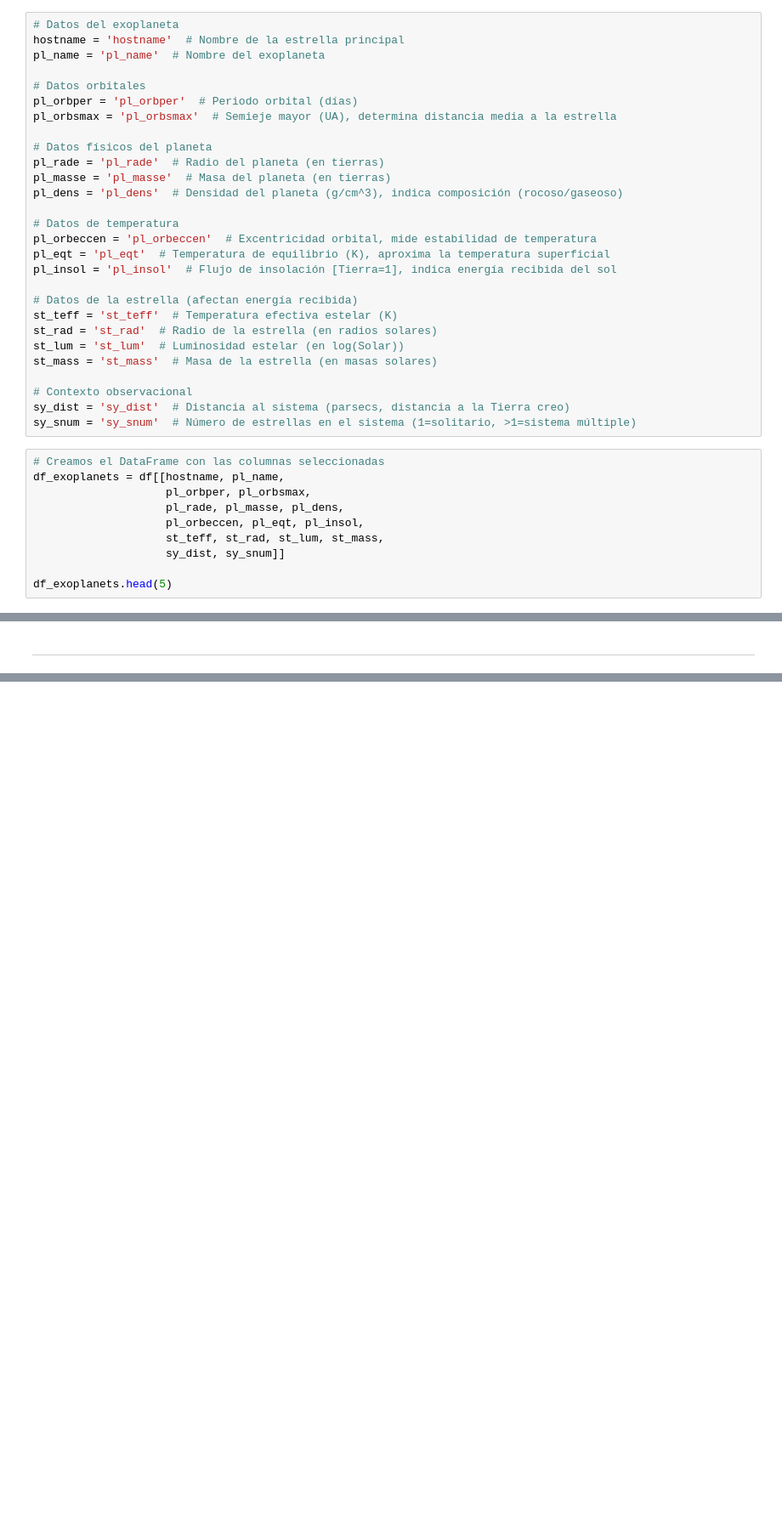
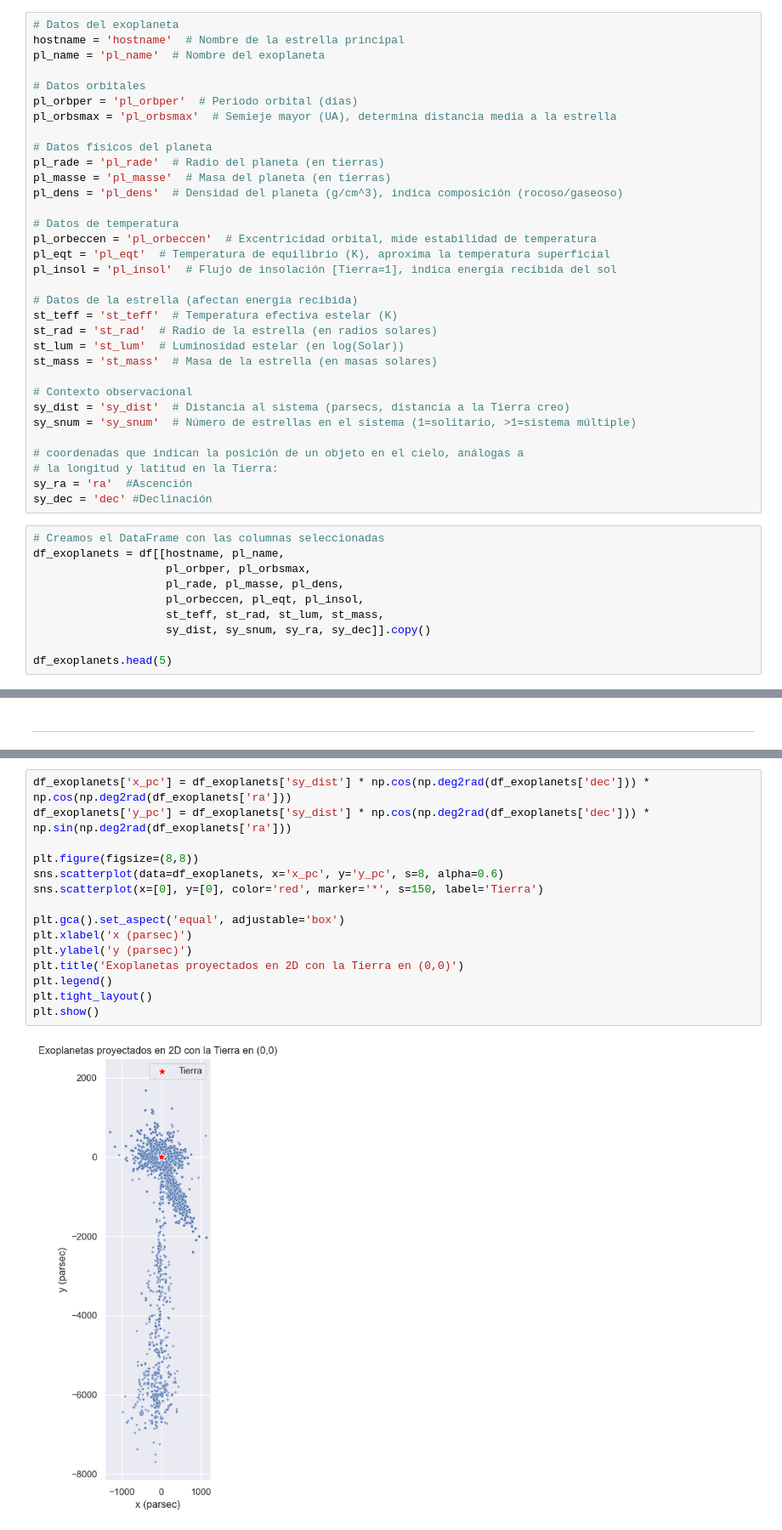
Before and after one commit to raylovesmusic/IMT2200-Proyecto-Grupal-A.R.D.E, a Jupyter notebook: notebooks/entrega_rubrica.ipynb, the cells around one changed output, grey strips where cells are left out. Shown: that part at 85% size. Saved outputs shown, nothing was run; the diff lists cells and outputs as text; blank space fills up the shorter version.

```diff
--- a/notebooks/entrega_rubrica.ipynb
+++ b/notebooks/entrega_rubrica.ipynb
@@ -128,6 +202,11 @@ st_mass = 'st_mass'  # Masa de la estrella (en masas solares)
 # Contexto observacional
 sy_dist = 'sy_dist'  # Distancia al sistema (parsecs, distancia a la Tierra creo)
 sy_snum = 'sy_snum'  # Número de estrellas en el sistema (1=solitario, >1=sistema múltiple)
+
+# coordenadas que indican la posición de un objeto en el cielo, análogas a
+# la longitud y latitud en la Tierra:
+sy_ra = 'ra'  #Ascención
+sy_dec = 'dec' #Declinación
 # %%
 # Creamos el DataFrame con las columnas seleccionadas
 df_exoplanets = df[[hostname, pl_name,
@@ -135,7 +214,7 @@ df_exoplanets = df[[hostname, pl_name,
                     pl_rade, pl_masse, pl_dens,
                     pl_orbeccen, pl_eqt, pl_insol,
                     st_teff, st_rad, st_lum, st_mass,
-                    sy_dist, sy_snum]]
+                    sy_dist, sy_snum, sy_ra, sy_dec]].copy()
 
 df_exoplanets.head(5)
 # %% [output]
@@ -220,0 +319,17 @@ discovery_time
+# %%
+df_exoplanets['x_pc'] = df_exoplanets['sy_dist'] * np.cos(np.deg2rad(df_exoplanets['dec'])) * np.cos(np.deg2rad(df_exoplanets['ra']))
+df_exoplanets['y_pc'] = df_exoplanets['sy_dist'] * np.cos(np.deg2rad(df_exoplanets['dec'])) * np.sin(np.deg2rad(df_exoplanets['ra']))
+
+plt.figure(figsize=(8,8))
+sns.scatterplot(data=df_exoplanets, x='x_pc', y='y_pc', s=8, alpha=0.6)
+sns.scatterplot(x=[0], y=[0], color='red', marker='*', s=150, label='Tierra')
+
+plt.gca().set_aspect('equal', adjustable='box')
+plt.xlabel('x (parsec)')
+plt.ylabel('y (parsec)')
+plt.title('Exoplanetas proyectados en 2D con la Tierra en (0,0)')
+plt.legend()
+plt.tight_layout()
+plt.show()
+# %% [output]
+[figure, added]
```
Also changed, not shown: parts of 20 cells of this notebook.
